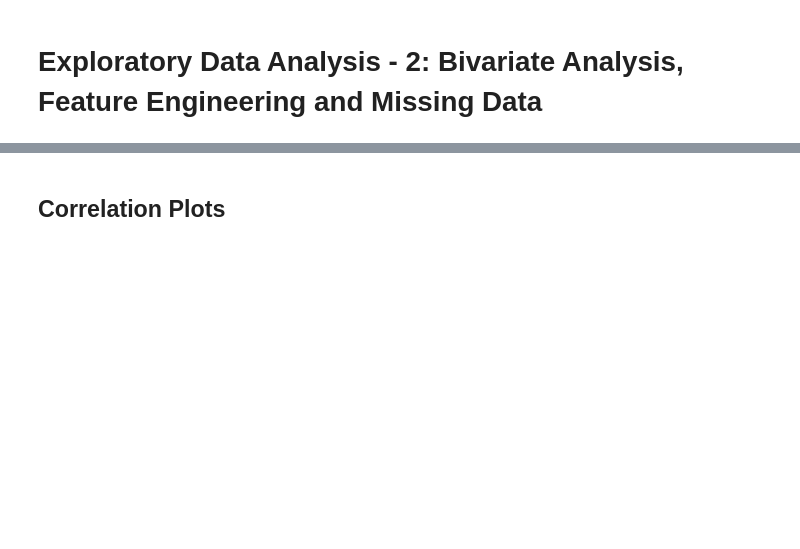
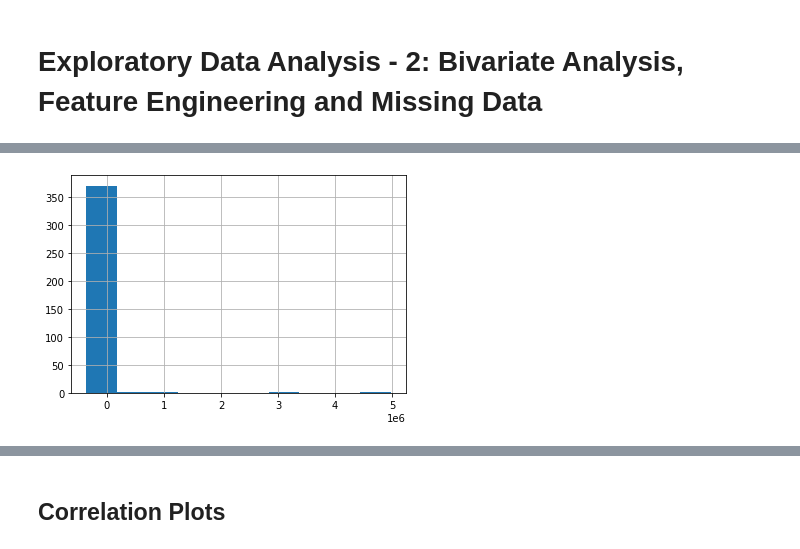
Before and after one commit to jacob5412/HackerEarth-Exhibit-Art, a Jupyter notebook: EDA-2.ipynb, the cells around one changed output, grey strips where cells are left out. Saved outputs shown, nothing was run; the diff lists cells and outputs as text; code cells hidden in the pictures; blank space fills up the shorter version.

```diff
--- a/EDA-2.ipynb
+++ b/EDA-2.ipynb
@@ -64,0 +90,6 @@ The easiest to do is to check if there's a relationship between the missing valu
+# %%
+plt.hist(train_df.loc[train_df["Height"].isna(), "Cost"])
+plt.grid()
+plt.show()
+# %% [output]
+[figure, added]
```
Also changed, not shown: parts of 20 cells of this notebook, 1 other file.
